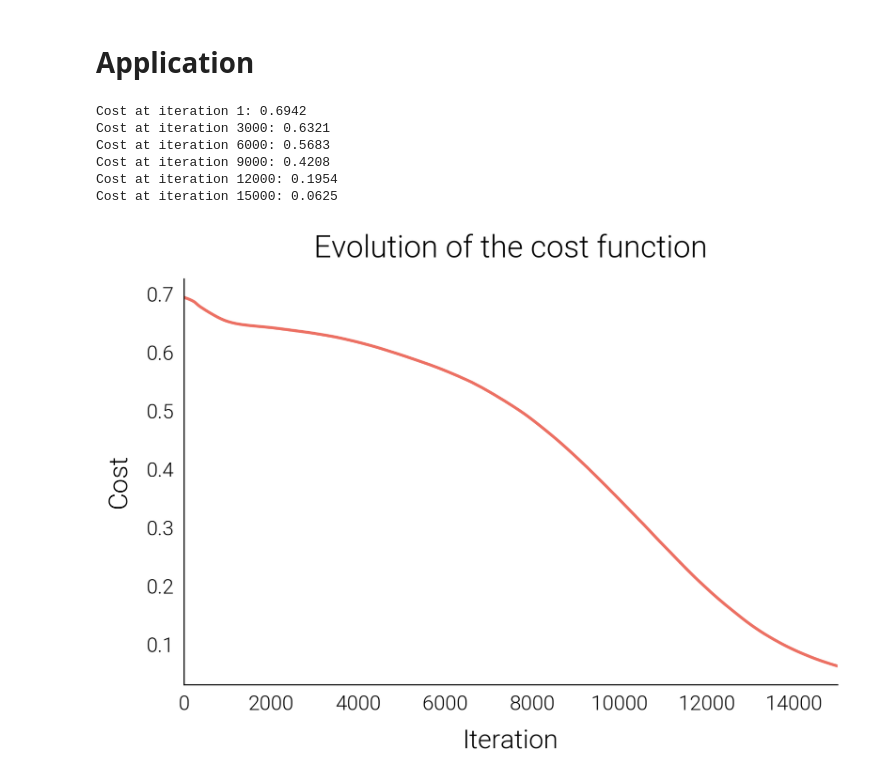
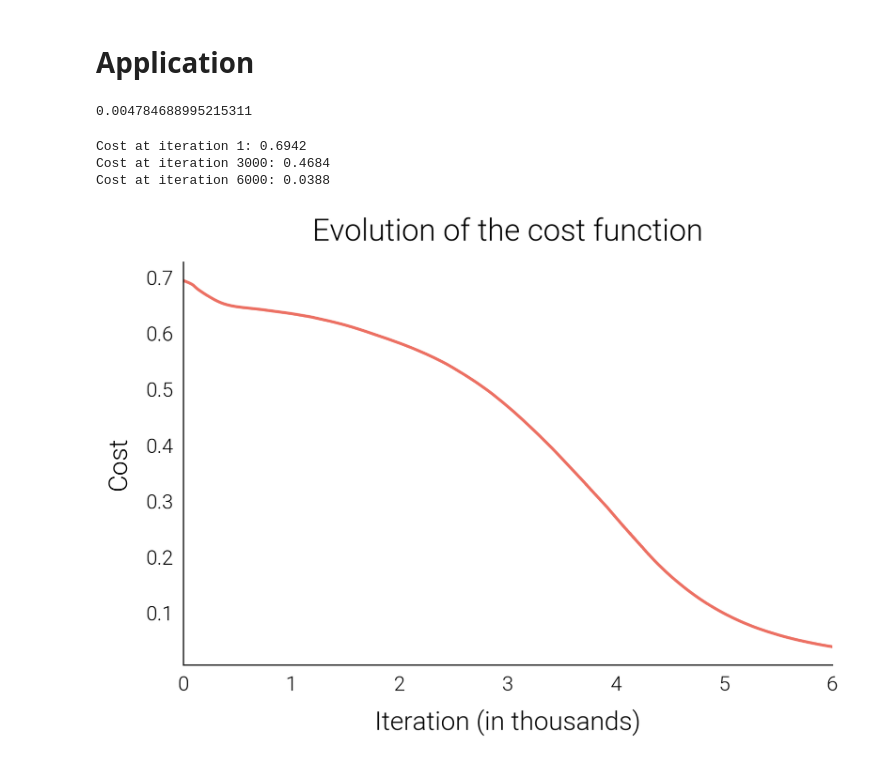
Before and after one commit to fbgranell/computer-vision-classification, a Jupyter notebook: python/neural-network.ipynb, the cells around one changed output. Saved outputs shown, nothing was run; the diff lists cells and outputs as text; code cells hidden in the pictures.

Commit message:
regularization + readme

```diff
--- a/python/neural-network.ipynb
+++ b/python/neural-network.ipynb
@@ -198,5 +202,5 @@ def forward_propagation(X, parameters):
 # %%
-def compute_loss(AL, Y):
+def compute_loss(AL, Y, parameters, lambd):
     """
     This function computes the total cost function for some predictions.
     Args:
@@ -206,12 +210,19 @@ def compute_loss(AL, Y):
         float: the value of the cost function.
     """
     m = Y.shape[1]
+    n_layers = len(parameters['act'])
 
     # We first compute the loss of each sample
     loss = -(Y*np.log(AL+1e-20)+(1-Y)*np.log(1-AL+10e-20))
     # and then compute their mean (which is the cost)
-    J = np.squeeze(1/m*np.sum(loss))
+    cross_entropy_cost = np.squeeze(1/m*np.sum(loss))
 
+    # We now compute the part associate with regularization:
+    regu_cost_vector = [np.sum(np.multiply(parameters['W'+str(layer)],parameters['W'+str(layer)])) for layer in range(1,n_layers+1)]
+    regu_cost = lambd/(2*m)*np.sum(regu_cost_vector)
+
+    # We finally compute the total cost
+    J = cross_entropy_cost + regu_cost
     return J
 # %%
 #parameters
@@ -343,7 +354,7 @@ def backward_prop(cache, parameters, Y):
 # %%
 #grads = backward_prop(cache, parameters, train_y)
 # %%
-def update_parameters(parameters,grads, learning_rate):
+def update_parameters(parameters,grads, learning_rate, lambd, m):
     """
     Args:
         parameters (dict): weight, biases and activations that define our model.
@@ -354,11 +365,11 @@ def update_parameters(parameters,grads, learning_rate):
     """
     for layer in range(1,int((len(parameters)-1)/2)+1):
         #print('updating layer ', str(layer))
-        parameters['W'+str(layer)] = parameters['W'+str(layer)] - learning_rate*grads['dW'+str(layer)]
+        parameters['W'+str(layer)] = (1-learning_rate*lambd/m)*parameters['W'+str(layer)] - learning_rate*grads['dW'+str(layer)]
         parameters['b'+str(layer)] = parameters['b'+str(layer)] - learning_rate*grads['db'+str(layer)]
     return parameters
 # %%
-def gradient_descent(X,Y, parameters_, learning_rate, iterations):
+def gradient_descent(X,Y, parameters_, learning_rate, iterations, lambd=0):
     """
     Args:
         X (np.array): training values of the independant variables X.
@@ -379,32 +390,39 @@ def gradient_descent(X,Y, parameters_, learning_rate, iterations):
     parameters = copy.deepcopy(parameters_)
     act = parameters['act']
     cost = []
+    m = Y.shape[1]
+
     for i in range(iterations):
         # forward prop
         AL, cache = forward_propagation(X, parameters)
-        cost.append(compute_loss(AL,Y))
+        cost.append(compute_loss(AL,Y, parameters, lambd))
 
         #backward prop
         grads = backward_prop(cache, parameters, Y)
 
         # descent
-        parameters = update_parameters(parameters,grads,learning_rate)
+        parameters = update_parameters(parameters,grads,learning_rate,lambd,m)
 
 
         # Print the cost every 100 iterations
         if i == 0 or (i+1) % 3000 == 0 or i == iterations - 1:
-            print(f"Cost at iteration {i+1}: {np.squeeze(compute_loss(AL,Y)):.4f}")
+            print(f"Cost at iteration {i+1}: {np.squeeze(compute_loss(AL,Y, parameters, lambd)):.4f}")
 
     plt.figure(figsize=(8,5),dpi=1200/5)
-    ax = sns.lineplot(np.squeeze(cost),linewidth = 2, color = '#ec7063')
-    plt.xlim([0, iterations])
-    beautiful_plot(ax,'Evolution of the cost function','Iteration','Cost',name='cost')
+    iterations_list = np.array(range(1,iterations+1))/1000
+    ax = sns.lineplot(y=np.squeeze(cost),x=iterations_list,linewidth = 2, color = '#ec7063')
+    plt.xlim([0, np.max(iterations_list)])
+    beautiful_plot(ax,'Evolution of the cost function','Iteration (in thousands)','Cost',name='cost')
     plt.show()
     return cost, parameters
 # %%
 #parameters
 # %% [markdown]
 # Application
+# %%
+10**(-3)*1000/209
+# %% [output]
+0.004784688995215311
 # %%
 # same
 np.random.seed(1)
@@ -412,12 +430,9 @@ act = ['relu','relu','relu','sigmoid']
 parameters = initialize_parameters(train_x,[32,16,8],train_y,act=act)
 # %%
 %%time
-costs, parameters_trained = gradient_descent(train_x,train_y,parameters, learning_rate=0.00055,iterations= 15000)
+costs, parameters_trained = gradient_descent(train_x,train_y,parameters, learning_rate=0.0015,iterations= 6000)
 # %% [output]
 Cost at iteration 1: 0.6942
-Cost at iteration 3000: 0.6321
-Cost at iteration 6000: 0.5683
-Cost at iteration 9000: 0.4208
-Cost at iteration 12000: 0.1954
-Cost at iteration 15000: 0.0625
+Cost at iteration 3000: 0.4684
+Cost at iteration 6000: 0.0388
-[figure, old version]
+[figure, new version]
```
Also changed, not shown: parts of 6 cells of this notebook, 5 other files.
